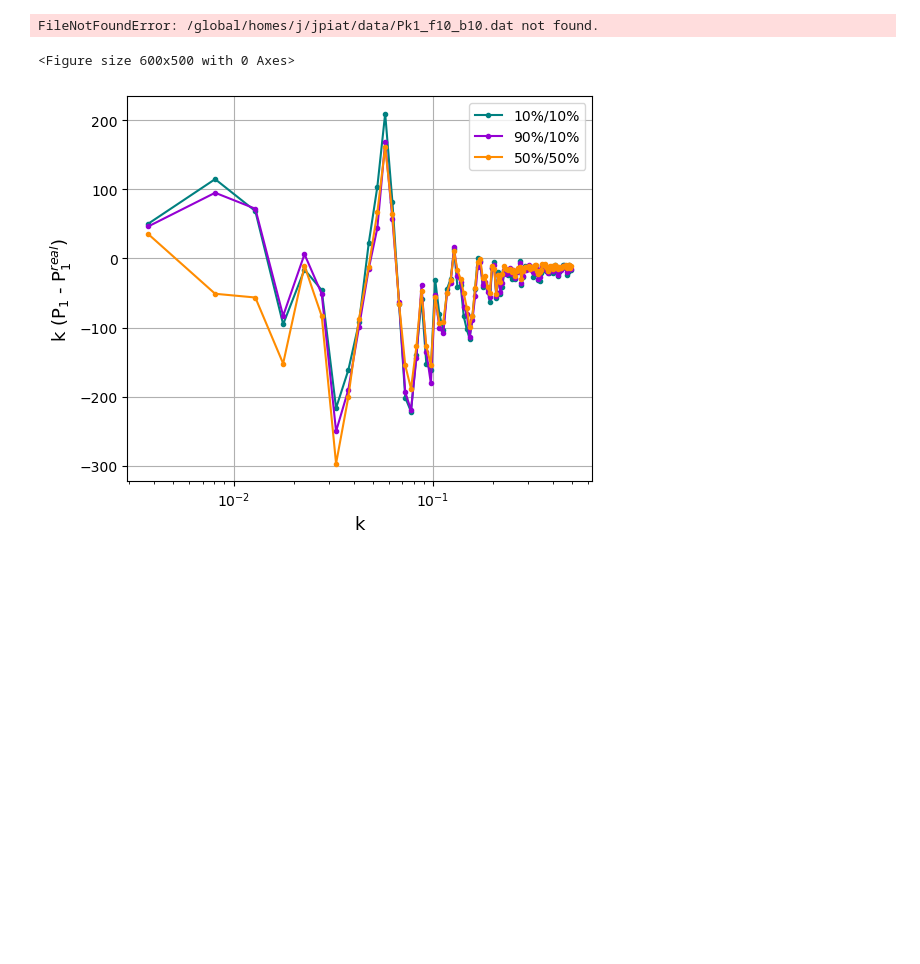
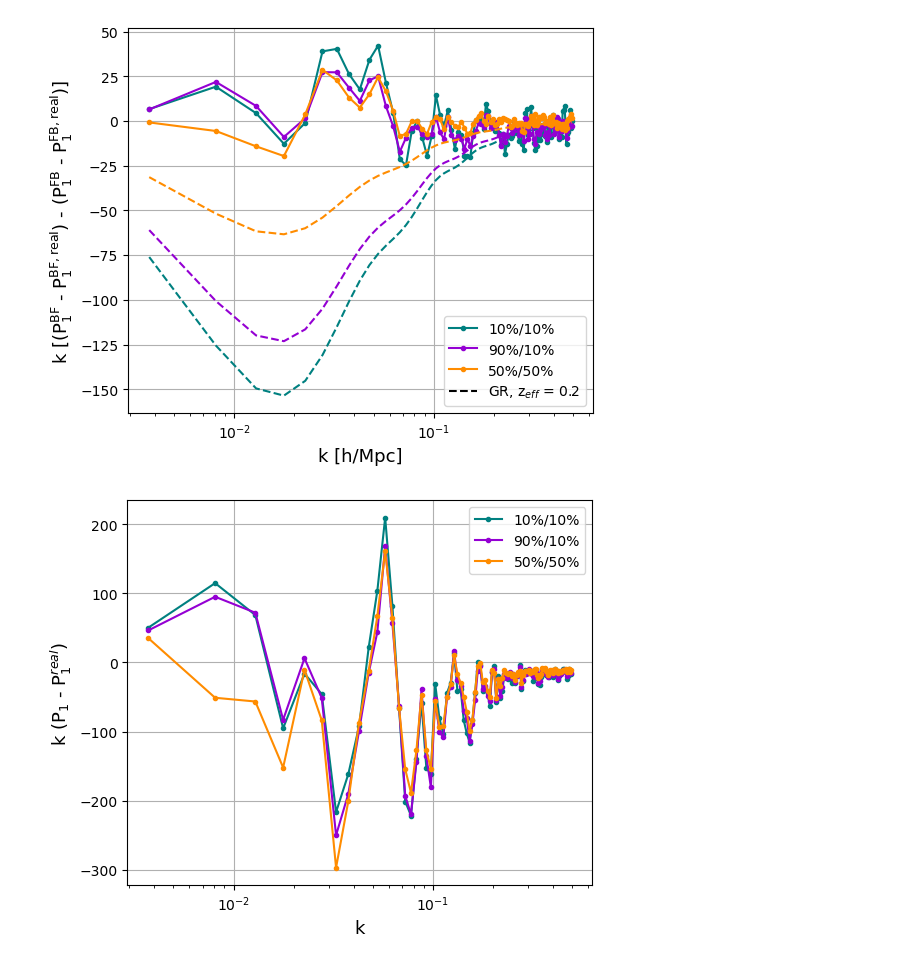
Before and after one commit to JadePiat/Relativistic_effects, a Jupyter notebook: power_spectrum.ipynb, the cells around one changed output. Saved outputs shown, nothing was run; the diff lists cells and outputs as text; code cells hidden in the pictures; blank space fills up the shorter version.

```diff
--- a/power_spectrum.ipynb
+++ b/power_spectrum.ipynb
@@ -19,39 +19,38 @@ b_f = [1.05,1.05,1.03]
 plt.figure(figsize=(6,5))
 colors = ['teal','darkviolet','darkorange']
 
 for i, [cut_b, cut_f] in enumerate(zip(cuts_b, cuts_f)):
 
     data_BF = np.loadtxt(f'/global/homes/j/jpiat/data/Pk1_b{cut_b}_f{cut_f}.dat')
     data_FB = np.loadtxt(f'/global/homes/j/jpiat/data/Pk1_f{cut_f}_b{cut_b}.dat')
     data_real_BF = np.loadtxt(f'/global/homes/j/jpiat/data/Pk1_real_b{cut_b}_f{cut_f}.dat')
     data_real_FB = np.loadtxt(f'/global/homes/j/jpiat/data/Pk1_real_f{cut_f}_b{cut_b}.dat')
 
     k = data_BF[:,0]
     pk1_BF = data_BF[:,1]
     pk1_FB = data_FB[:,1]
     pk1_real_BF = data_real_BF[:,1]
     pk1_real_FB = data_real_FB[:,1]
 
     s = [s_b[i], s_f[i]]
     b = [b_b[i], b_f[i]]
 
     pk1_model = model(k,0.2,s,b)
 
-    plt.plot(k,k*((pk1_BF-pk1_real_BF)+(pk1_FB-pk1_real_FB)),marker='.',color=colors[i],label=f'{cut_f}%/{cut_b}%')
-    plt.plot(k, -k*pk1_model, ls = '--', color=colors[i])
+    plt.plot(k,k*((pk1_BF-pk1_real_BF)-(pk1_FB-pk1_real_FB)),marker='.',color=colors[i],label=f'{cut_f}%/{cut_b}%')
+    plt.plot(k, -2*k*pk1_model, ls = '--', color=colors[i])
 
 line = Line2D([0], [0], label=r'GR, z$_{eff}$ = 0.2', color='k', ls='--')
 handles, labels = plt.gca().get_legend_handles_labels()
 handles.extend([line])
 
-plt.ylabel(r'k (P$_1$ - P$^{real}_1$)',fontsize=13)
-plt.xlabel('k', fontsize=13)
+plt.ylabel(r'k [(P$\rm_1^{BF}$ - P$\rm^{BF,real}_1$) - (P$\rm_1^{FB}$ - P$\rm^{FB,real}_1$)]',fontsize=13)
+plt.xlabel('k [h/Mpc]', fontsize=13)
 plt.xscale('log')
 plt.grid()
 plt.legend(handles=handles);
 # %% [output]
-FileNotFoundError: /global/homes/j/jpiat/data/Pk1_f10_b10.dat not found.
-<Figure size 600x500 with 0 Axes>
+[figure, added]
 # %%
 cuts_b = [10,10,50]
 cuts_f = [10,90,50]
```
Also changed, not shown: parts of 1 cell of this notebook, 2 other files.
